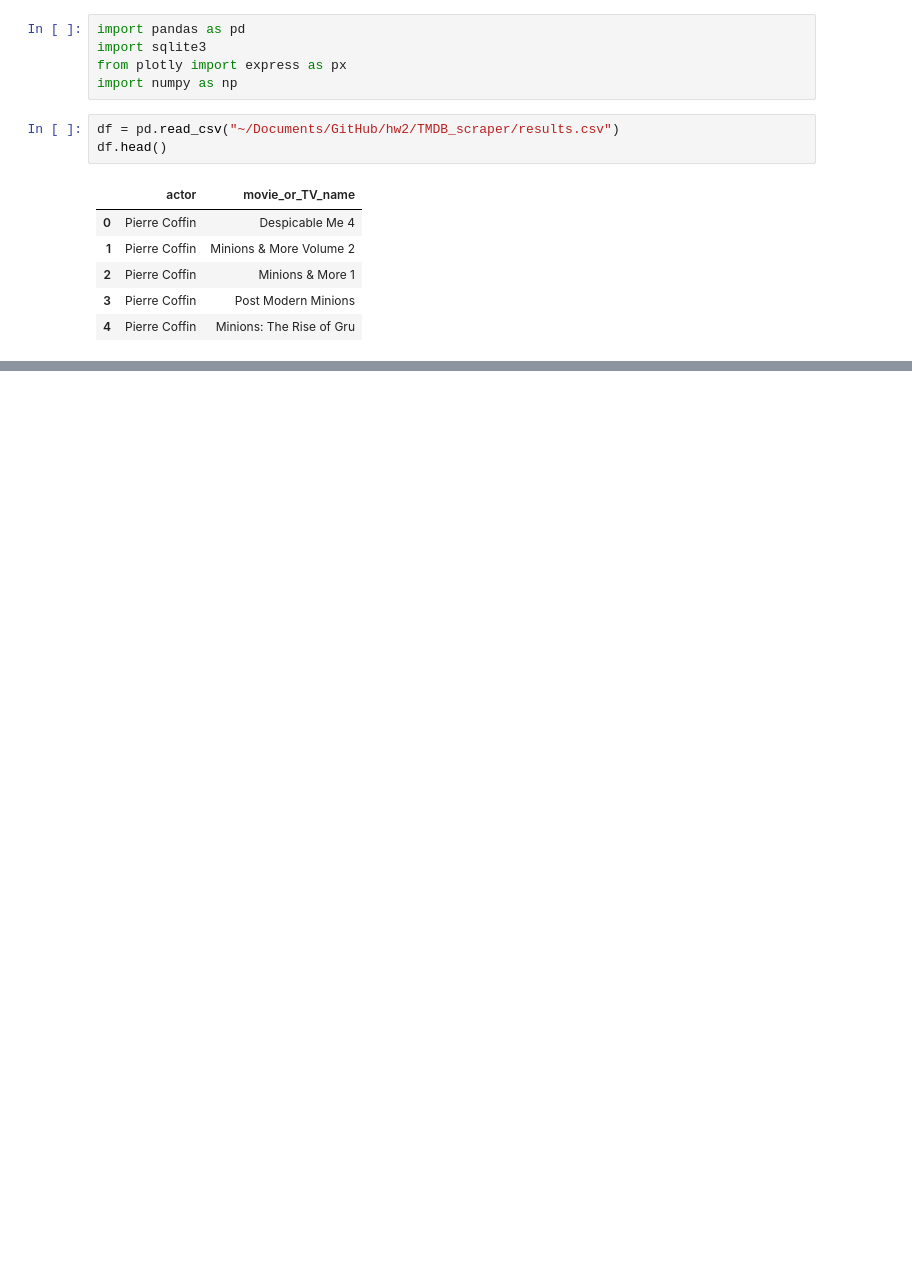
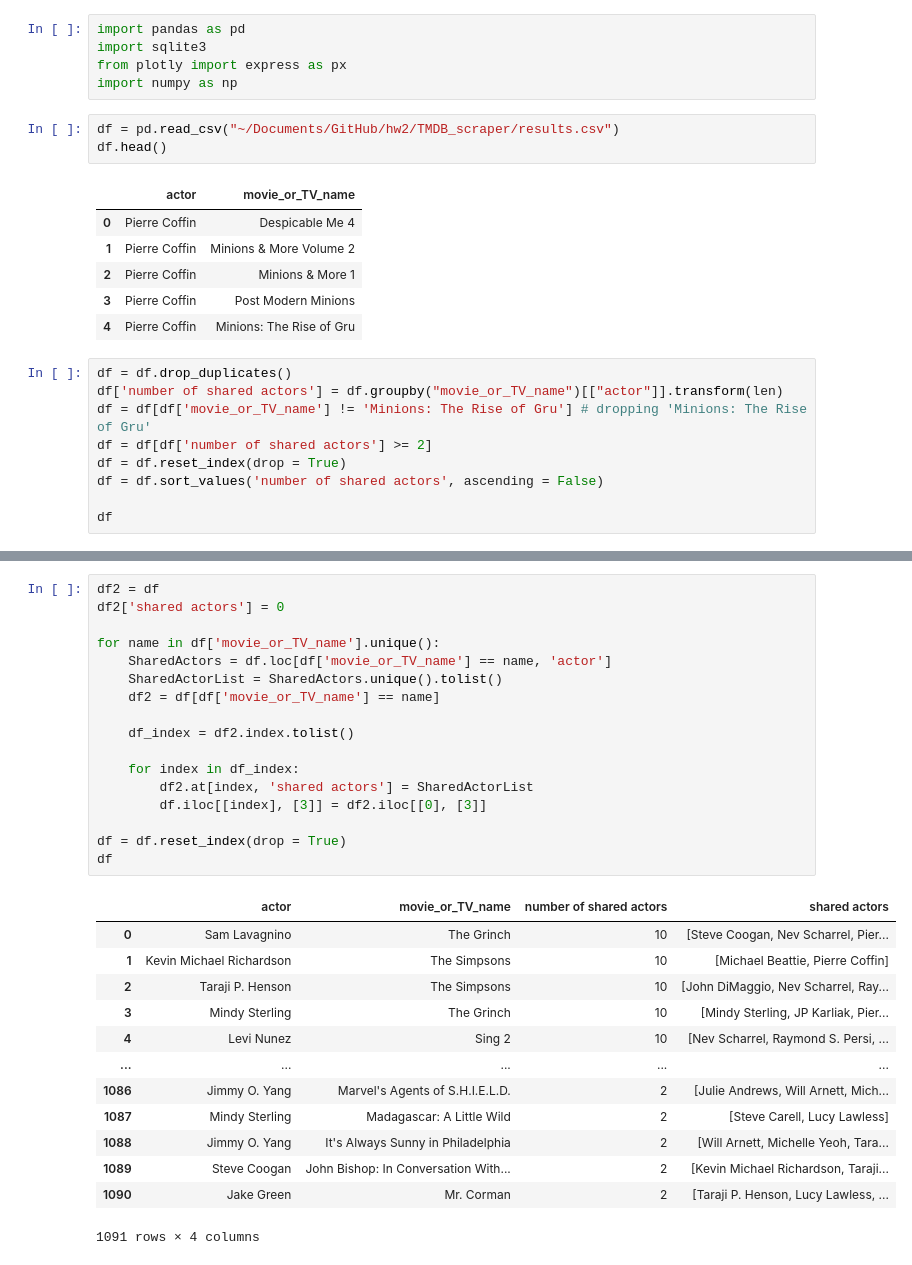
Before and after one commit to alyssa-cheng/hw2, a Jupyter notebook: hw2.ipynb, the cells around one changed output, grey strips where cells are left out. Cells and saved outputs as stored; diff of their text form; blank space fills up the shorter version.

```diff
--- a/hw2.ipynb
+++ b/hw2.ipynb
@@ -13,3 +13,12 @@ df.head()
 | 2 | Pierre Coffin | Minions & More 1 |
 | 3 | Pierre Coffin | Post Modern Minions |
 | 4 | Pierre Coffin | Minions: The Rise of Gru |
+# %%
+df = df.drop_duplicates()
+df['number of shared actors'] = df.groupby("movie_or_TV_name")[["actor"]].transform(len)
+df = df[df['movie_or_TV_name'] != 'Minions: The Rise of Gru'] # dropping 'Minions: The Rise of Gru'
+df = df[df['number of shared actors'] >= 2]
+df = df.reset_index(drop = True)
+df = df.sort_values('number of shared actors', ascending = False)
+
+df
@@ -15,0 +39,31 @@ df.head()
+# %%
+df2 = df
+df2['shared actors'] = 0
+
+for name in df['movie_or_TV_name'].unique():
+    SharedActors = df.loc[df['movie_or_TV_name'] == name, 'actor']
+    SharedActorList = SharedActors.unique().tolist()
+    df2 = df[df['movie_or_TV_name'] == name]
+
+    df_index = df2.index.tolist()
+
+    for index in df_index:
+        df2.at[index, 'shared actors'] = SharedActorList
+        df.iloc[[index], [3]] = df2.iloc[[0], [3]]
+
+df = df.reset_index(drop = True)
+df
+# %% [output]
+|  | actor | movie_or_TV_name | number of shared actors | shared actors |
+| 0 | Sam Lavagnino | The Grinch | 10 | [Steve Coogan, Nev Scharrel, Pier... |
+| 1 | Kevin Michael Richardson | The Simpsons | 10 | [Michael Beattie, Pierre Coffin] |
+| 2 | Taraji P. Henson | The Simpsons | 10 | [John DiMaggio, Nev Scharrel, Ray... |
+| 3 | Mindy Sterling | The Grinch | 10 | [Mindy Sterling, JP Karliak, Pier... |
+| 4 | Levi Nunez | Sing 2 | 10 | [Nev Scharrel, Raymond S. Persi, ... |
+| ... | ... | ... | ... | ... |
+| 1086 | Jimmy O. Yang | Marvel's Agents of S.H.I.E.L.D. | 2 | [Julie Andrews, Will Arnett, Mich... |
+| 1087 | Mindy Sterling | Madagascar: A Little Wild | 2 | [Steve Carell, Lucy Lawless] |
+| 1088 | Jimmy O. Yang | It's Always Sunny in Philadelphia | 2 | [Will Arnett, Michelle Yeoh, Tara... |
+| 1089 | Steve Coogan | John Bishop: In Conversation With... | 2 | [Kevin Michael Richardson, Taraji... |
+| 1090 | Jake Green | Mr. Corman | 2 | [Taraji P. Henson, Lucy Lawless, ... |
+1091 rows × 4 columns
```
Also changed, not shown: parts of 3 cells of this notebook.
